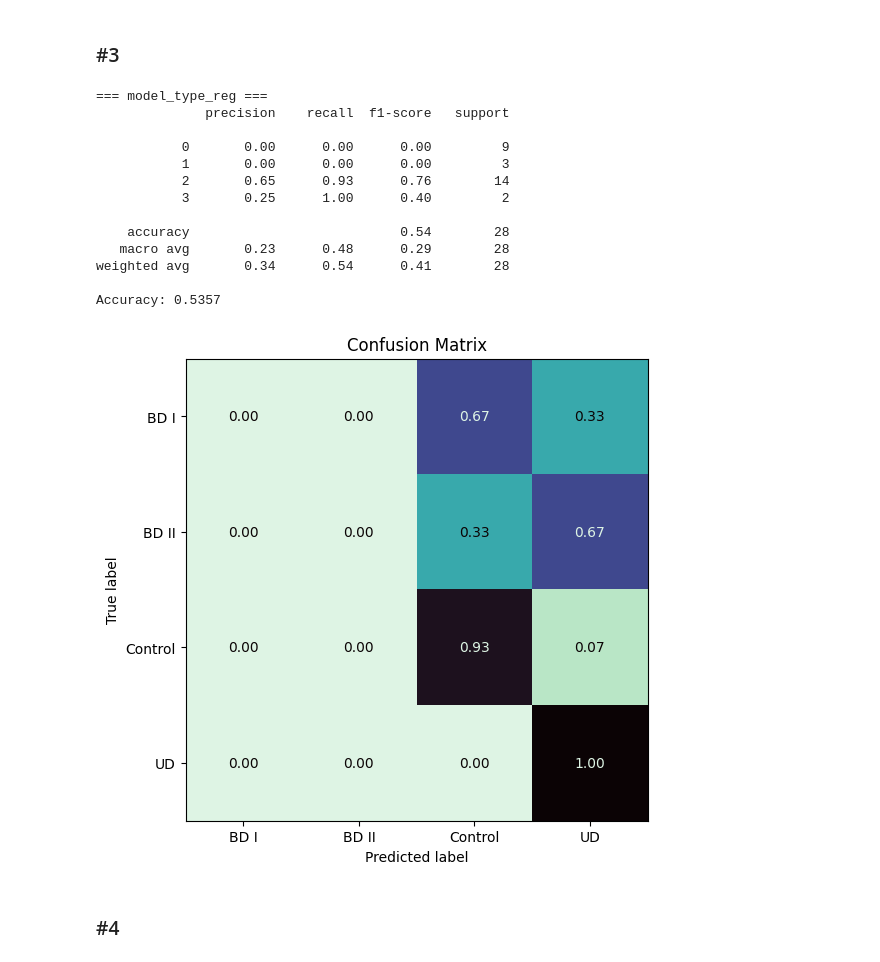
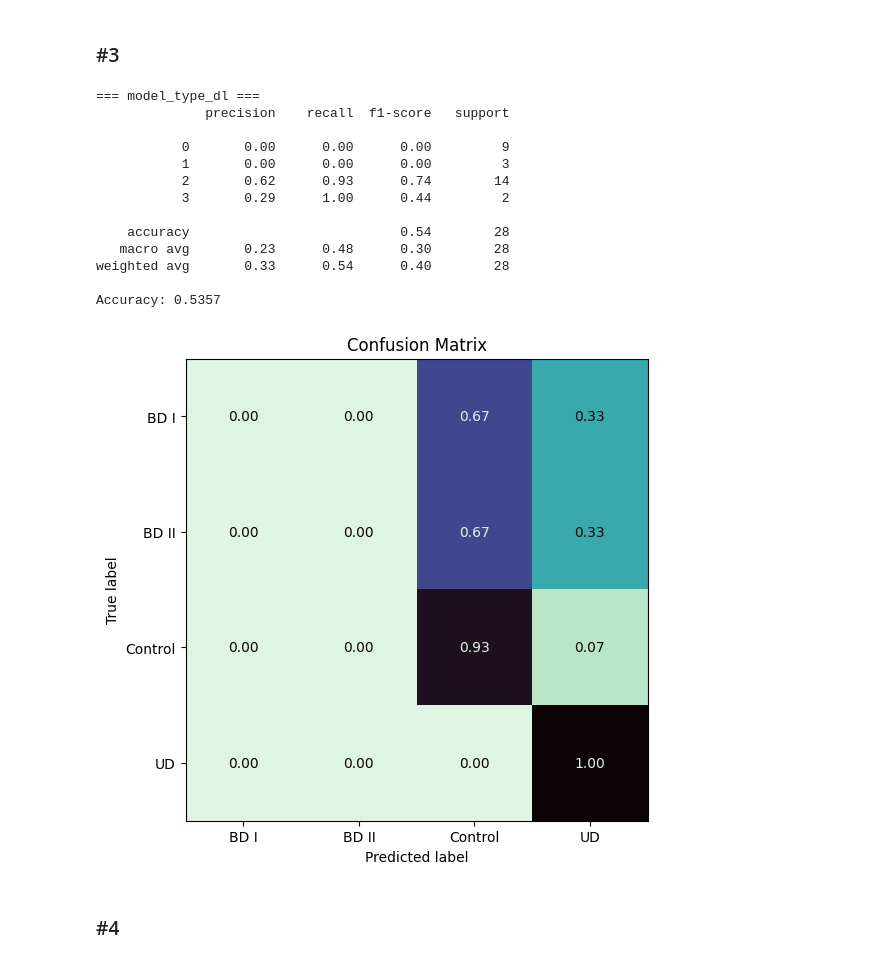
Before and after one commit to s22192/s22192_Master_thesis_project, a Jupyter notebook: s22192_Master_thesis_project.ipynb, the cells around one changed output. Cells and saved outputs as stored; diff of their text form; code cells hidden in the pictures.

Commit message:
Update best model filtering

```diff
--- a/s22192_Master_thesis_project.ipynb
+++ b/s22192_Master_thesis_project.ipynb
@@ -2466,21 +2468,21 @@ Accuracy: 0.4643
 # %% [markdown]
 ### \#3
 # %%
-save_nn_history(history_model_type_reg, "model_type_reg", class_names=class_names_type, test=True)
+save_nn_history(history_model_type_dl, "model_type_dl", class_names=class_names_type, test=True)
 # %% [output]
-=== model_type_reg ===
+=== model_type_dl ===
               precision    recall  f1-score   support
 
            0       0.00      0.00      0.00         9
            1       0.00      0.00      0.00         3
-           2       0.65      0.93      0.76        14
-           3       0.25      1.00      0.40         2
+           2       0.62      0.93      0.74        14
+           3       0.29      1.00      0.44         2
 
     accuracy                           0.54        28
-   macro avg       0.23      0.48      0.29        28
-weighted avg       0.34      0.54      0.41        28
+   macro avg       0.23      0.48      0.30        28
+weighted avg       0.33      0.54      0.40        28
 
 Accuracy: 0.5357
-[figure, old version]
+[figure, new version]
 # %% [markdown]
 ### \#4
```
Also changed, not shown: parts of 45 cells of this notebook.
